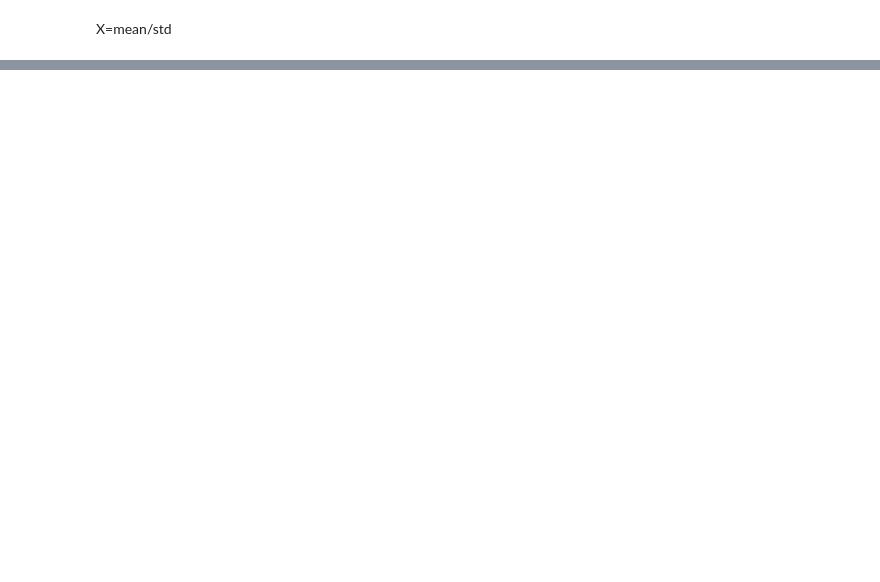
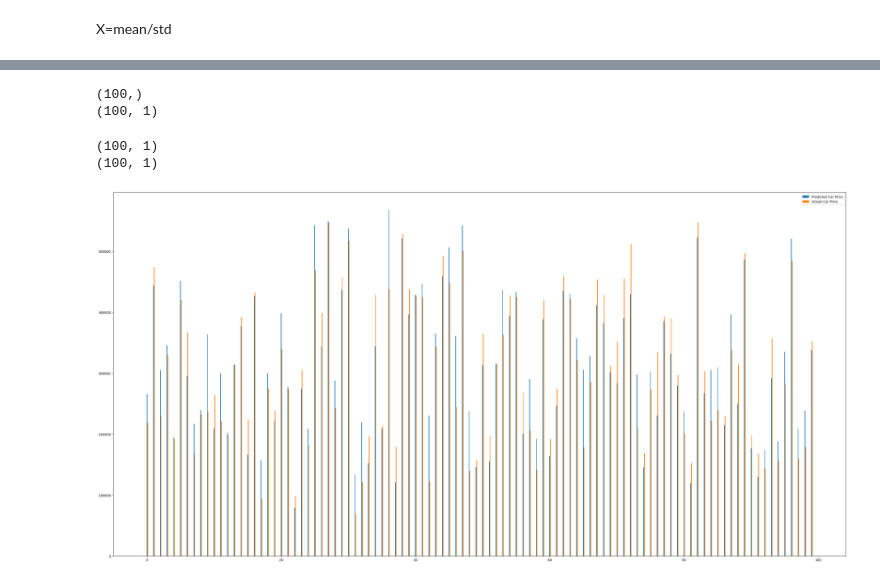
Before and after one commit to nafiurrahmanniloy/Deep-Learning-Practice, a Jupyter notebook: 2nd_Hand_Car_Price_Prediction/Price_prediction.ipynb, the cells around one changed output, grey strips where cells are left out. Cells and saved outputs as stored; diff of their text form; code cells hidden in the pictures; blank space fills up the shorter version.

```diff
--- a/2nd_Hand_Car_Price_Prediction/Price_prediction.ipynb
+++ b/2nd_Hand_Car_Price_Prediction/Price_prediction.ipynb
@@ -129,0 +273,2 @@ array([[-0.9084984 , -0.73206735, -1.4178834 , -1.2723887 ,  1.065293  ,
+# %%
+history= model.fit(train_dataset,validation_data=val_dataset,epochs=100,verbose=1)
@@ -129,0 +339,3 @@ array([[-0.9084984 , -0.73206735, -1.4178834 , -1.2723887 ,  1.065293  ,
+# %%
+y_pred=list(model.predict(X_test)[:,0])
+print(y_pred)
@@ -129,0 +345,27 @@ array([[-0.9084984 , -0.73206735, -1.4178834 , -1.2723887 ,  1.065293  ,
+# %%
+print(np.array(y_pred).shape)
+print(y_test.shape)
+# %% [output]
+(100,)
+(100, 1)
+# %%
+y_pred = np.expand_dims(y_pred, axis=1)
+# %%
+print(np.array(y_pred).shape)
+print(y_test.shape)
+# %% [output]
+(100, 1)
+(100, 1)
+# %%
+y_pred = np.ravel(y_pred)  # or y_pred.flatten()
+y_test = np.ravel(y_test)  # or y_test.flatten()
+# %%
+ind = np.arange(100)
+plt.figure(figsize=(40, 20))
+width = 0.1
+plt.bar(ind, y_pred, width, label='Predicted Car Price')
+plt.bar(ind + width, y_test, width, label='Actual Car Price')
+plt.legend()
+plt.show()
+# %% [output]
+[figure, added]
```
Also changed, not shown: parts of 39 cells of this notebook, 2 other files.
